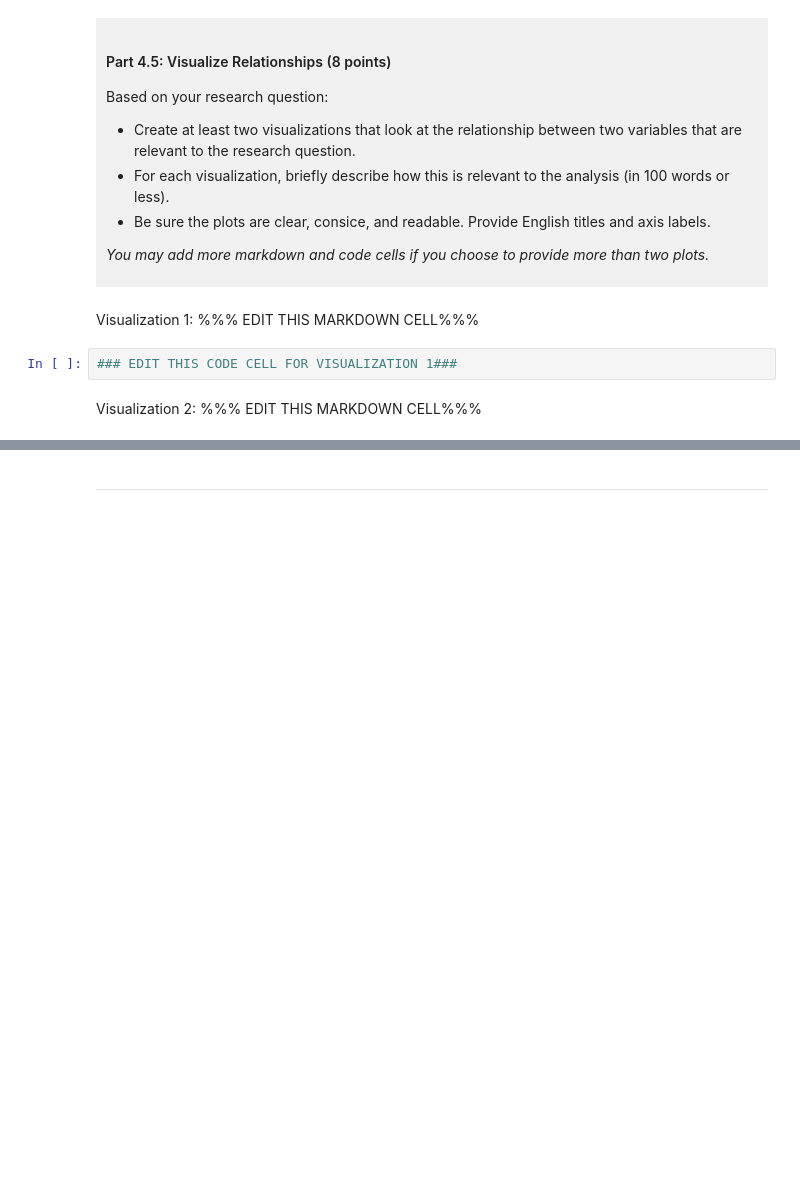
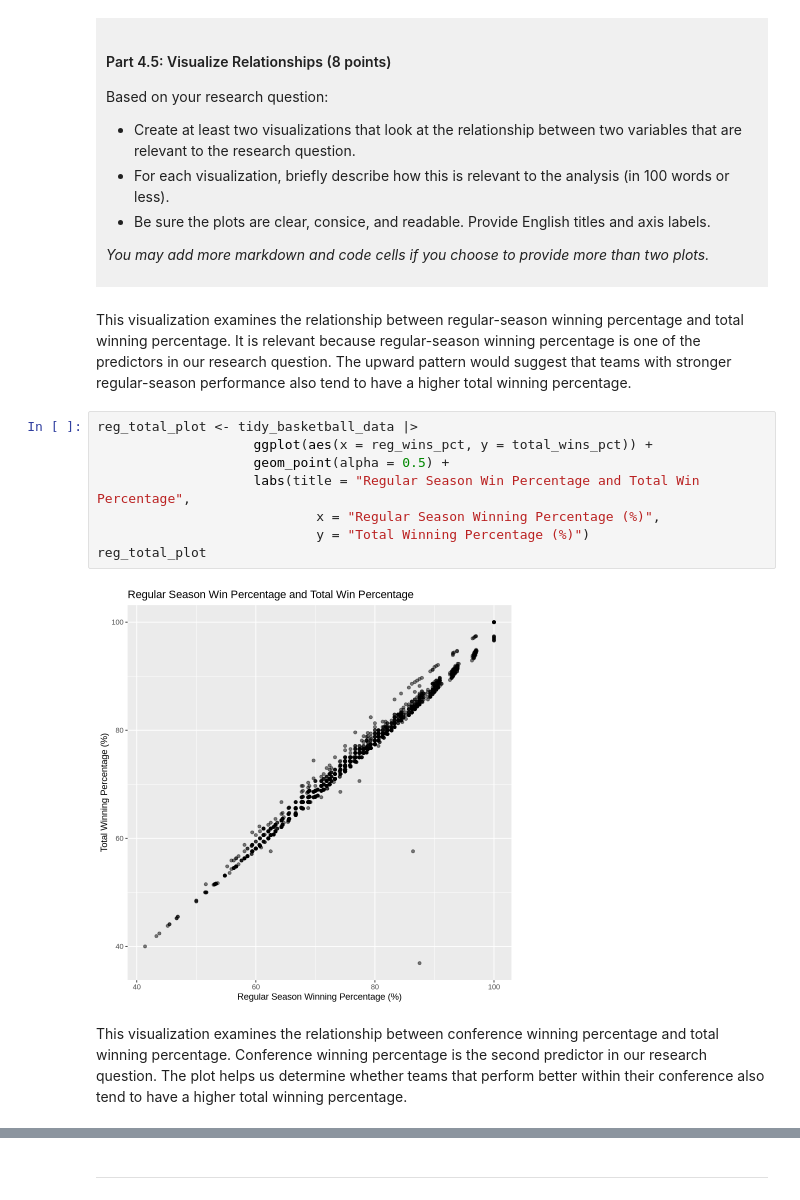
Before and after one commit to rileyliu610yn/dsci-100-project-riley-liu, a Jupyter notebook: dsci-100-project-notebook.ipynb, the cells around one changed output, grey strips where cells are left out. Cells and saved outputs as stored; diff of their text form; blank space fills up the shorter version.

```diff
--- a/dsci-100-project-notebook.ipynb
+++ b/dsci-100-project-notebook.ipynb
@@ -307,9 +390,17 @@ Based on your research question:
 *You may add more markdown and code cells if you choose to provide more than two plots.*
 </div>
 # %% [markdown]
-Visualization 1: %%% EDIT THIS MARKDOWN CELL%%%
+This visualization examines the relationship between regular-season winning percentage and total winning percentage. It is relevant because regular-season winning percentage is one of the predictors in our research question. The upward pattern would suggest that teams with stronger regular-season performance also tend to have a higher total winning percentage.
 # %%
-### EDIT THIS CODE CELL FOR VISUALIZATION 1###
+reg_total_plot <- tidy_basketball_data |>
+                    ggplot(aes(x = reg_wins_pct, y = total_wins_pct)) +
+                    geom_point(alpha = 0.5) +
+                    labs(title = "Regular Season Win Percentage and Total Win Percentage",
+                            x = "Regular Season Winning Percentage (%)",
+                            y = "Total Winning Percentage (%)")
+reg_total_plot
+# %% [output]
+[figure, added]
 # %% [markdown]
-Visualization 2: %%% EDIT THIS MARKDOWN CELL%%%
+This visualization examines the relationship between conference winning percentage and total winning percentage. Conference winning percentage is the second predictor in our research question. The plot helps us determine whether teams that perform better within their conference also tend to have a higher total winning percentage.
 # %%
```
Also changed, not shown: parts of 8 cells of this notebook.
